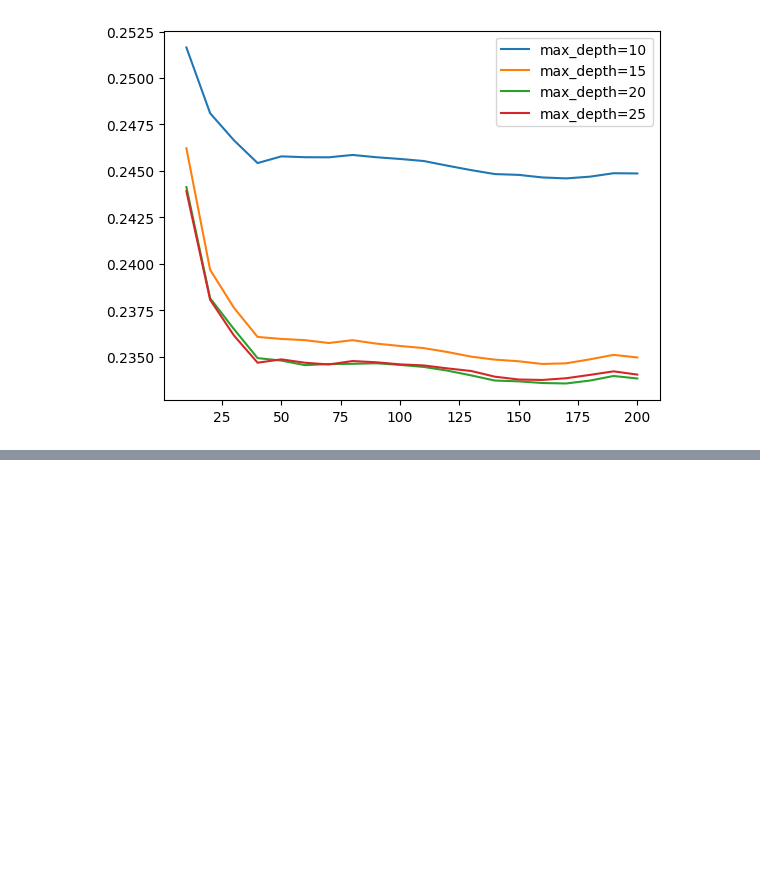
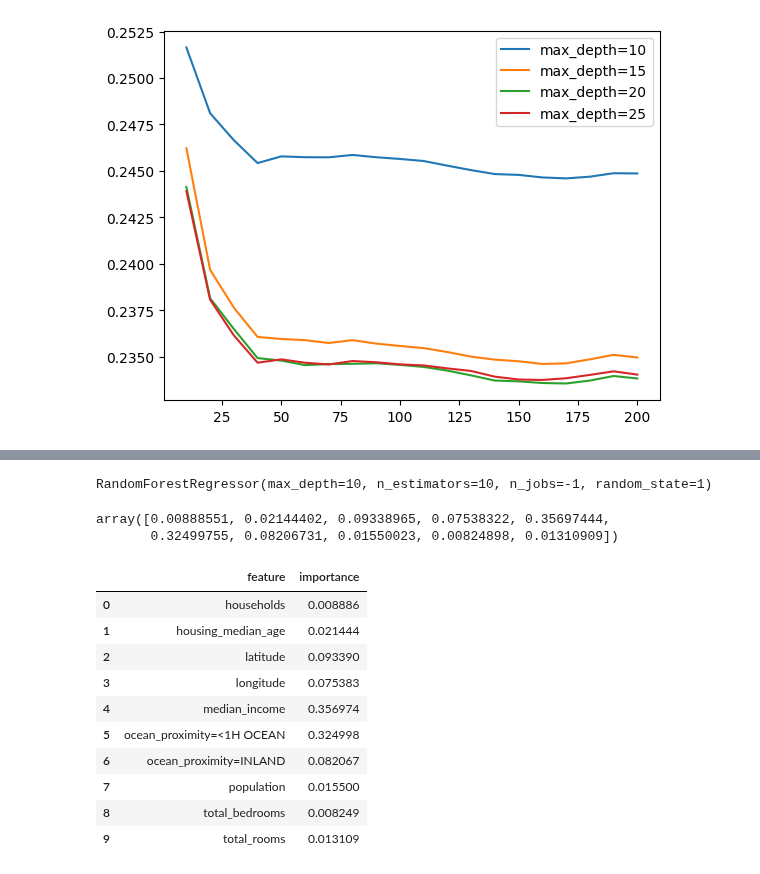
Before and after one commit to sarah-zhan/ml, a Jupyter notebook: week6/week6.ipynb, the cells around one changed output, grey strips where cells are left out. Cells and saved outputs as stored; diff of their text form; code cells hidden in the pictures; blank space fills up the shorter version.

```diff
--- a/week6/week6.ipynb
+++ b/week6/week6.ipynb
@@ -308,0 +331,29 @@ plt.legend()
+# %%
+# train the model
+rf = RandomForestRegressor(n_estimators=10, max_depth=10, random_state=1, n_jobs=-1)
+rf.fit(X_train, y_train)
+# %% [output]
+RandomForestRegressor(max_depth=10, n_estimators=10, n_jobs=-1, random_state=1)
+# %%
+rf.feature_importances_
+# %% [output]
+array([0.00888551, 0.02144402, 0.09338965, 0.07538322, 0.35697444,
+       0.32499755, 0.08206731, 0.01550023, 0.00824898, 0.01310909])
+# %%
+# create a dataframe of features
+df_importance = pd.DataFrame()
+df_importance["feature"] = dv.feature_names_
+df_importance["importance"] = rf.feature_importances_
+df_importance
+# %% [output]
+|  | feature | importance |
+| 0 | households | 0.008886 |
+| 1 | housing_median_age | 0.021444 |
+| 2 | latitude | 0.093390 |
+| 3 | longitude | 0.075383 |
+| 4 | median_income | 0.356974 |
+| 5 | ocean_proximity=<1H OCEAN | 0.324998 |
+| 6 | ocean_proximity=INLAND | 0.082067 |
+| 7 | population | 0.015500 |
+| 8 | total_bedrooms | 0.008249 |
+| 9 | total_rooms | 0.013109 |
```
Also changed, not shown: parts of 2 cells of this notebook.
